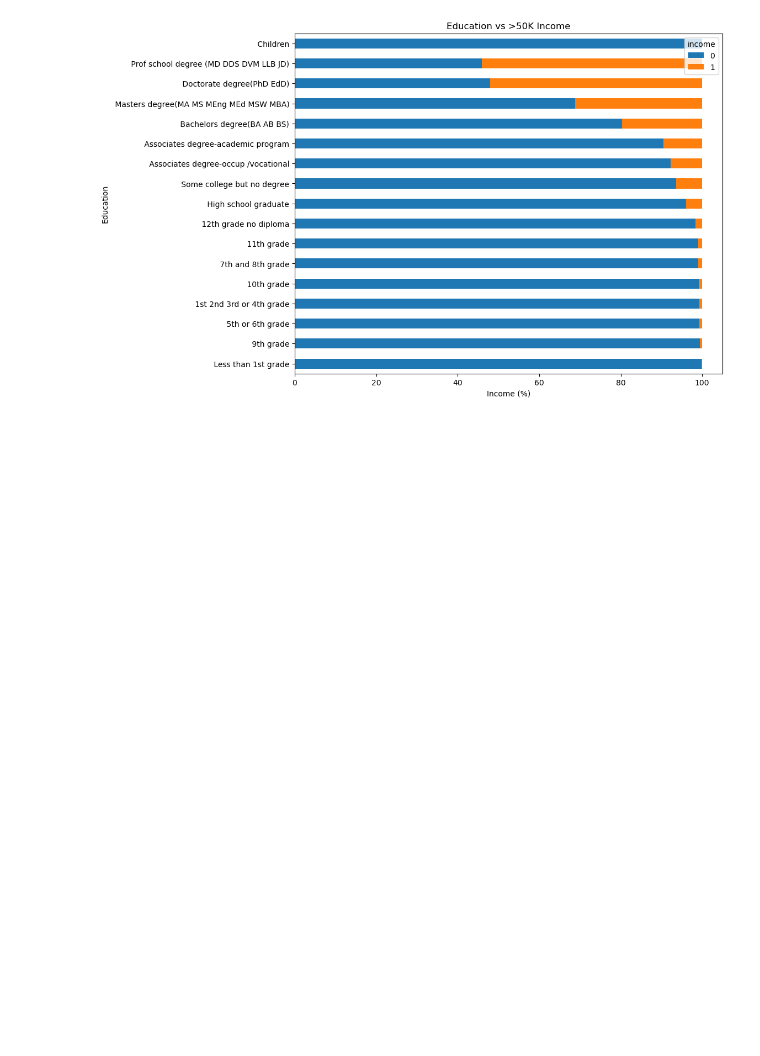
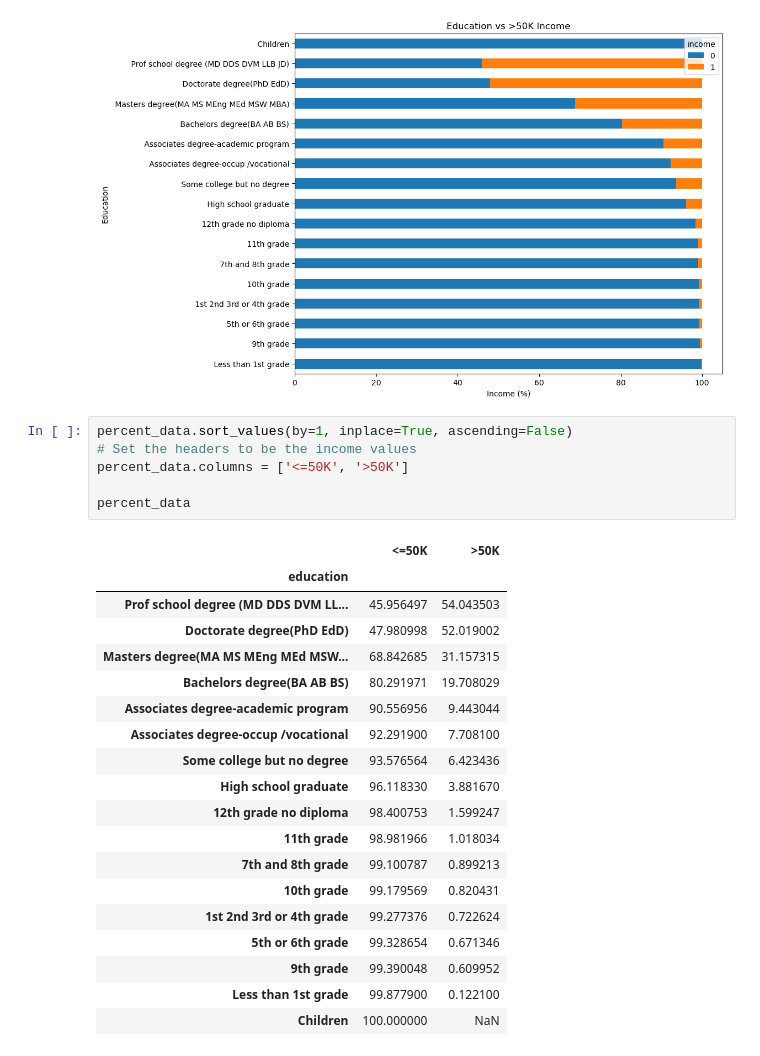
Before and after one commit to jprette/STAT-303-3, a Jupyter notebook: Code/data_visualization.ipynb, the cells around one changed output. Saved outputs shown, nothing was run; the diff lists cells and outputs as text; blank space fills up the shorter version.

```diff
--- a/Code/data_visualization.ipynb
+++ b/Code/data_visualization.ipynb
@@ -152,3 +152,29 @@ plt.title('Education vs >50K Income')
 # %% [output]
 Text(0.5, 1.0, 'Education vs >50K Income')
 [figure]
+# %%
+percent_data.sort_values(by=1, inplace=True, ascending=False)
+# Set the headers to be the income values
+percent_data.columns = ['<=50K', '>50K']
+
+percent_data
+# %% [output]
+|  | <=50K | >50K |
+| education |  |  |
+| Prof school degree (MD DDS DVM LL... | 45.956497 | 54.043503 |
+| Doctorate degree(PhD EdD) | 47.980998 | 52.019002 |
+| Masters degree(MA MS MEng MEd MSW... | 68.842685 | 31.157315 |
+| Bachelors degree(BA AB BS) | 80.291971 | 19.708029 |
+| Associates degree-academic program | 90.556956 | 9.443044 |
+| Associates degree-occup /vocational | 92.291900 | 7.708100 |
+| Some college but no degree | 93.576564 | 6.423436 |
+| High school graduate | 96.118330 | 3.881670 |
+| 12th grade no diploma | 98.400753 | 1.599247 |
+| 11th grade | 98.981966 | 1.018034 |
+| 7th and 8th grade | 99.100787 | 0.899213 |
+| 10th grade | 99.179569 | 0.820431 |
+| 1st 2nd 3rd or 4th grade | 99.277376 | 0.722624 |
+| 5th or 6th grade | 99.328654 | 0.671346 |
+| 9th grade | 99.390048 | 0.609952 |
+| Less than 1st grade | 99.877900 | 0.122100 |
+| Children | 100.000000 | NaN |
```
Also changed, not shown: parts of 1 cell of this notebook, 1 other file.
